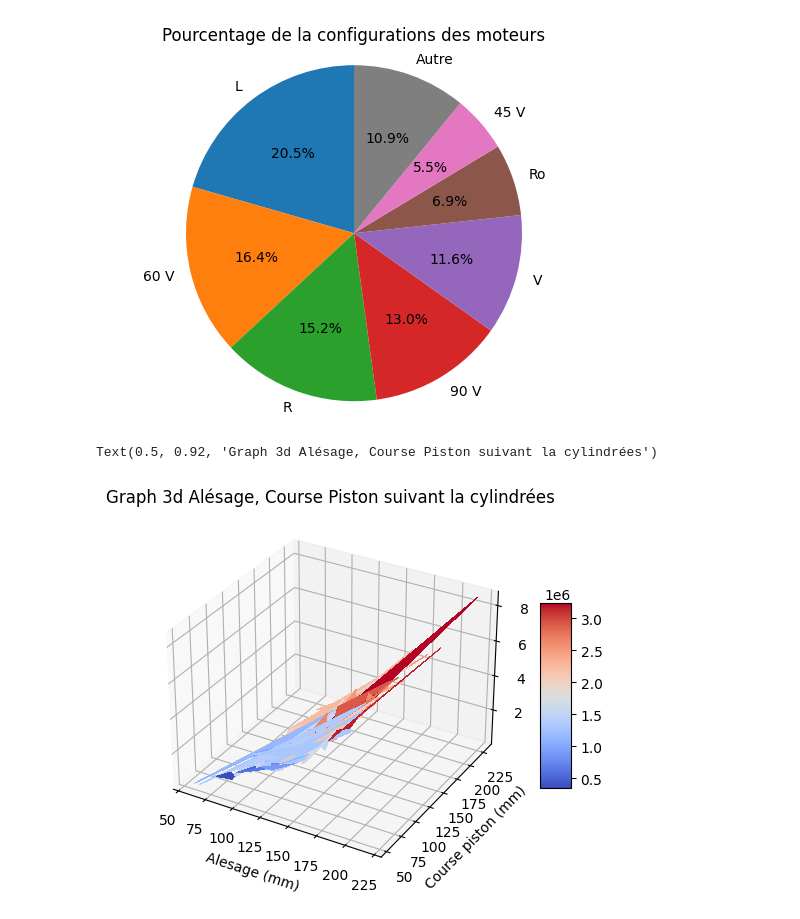
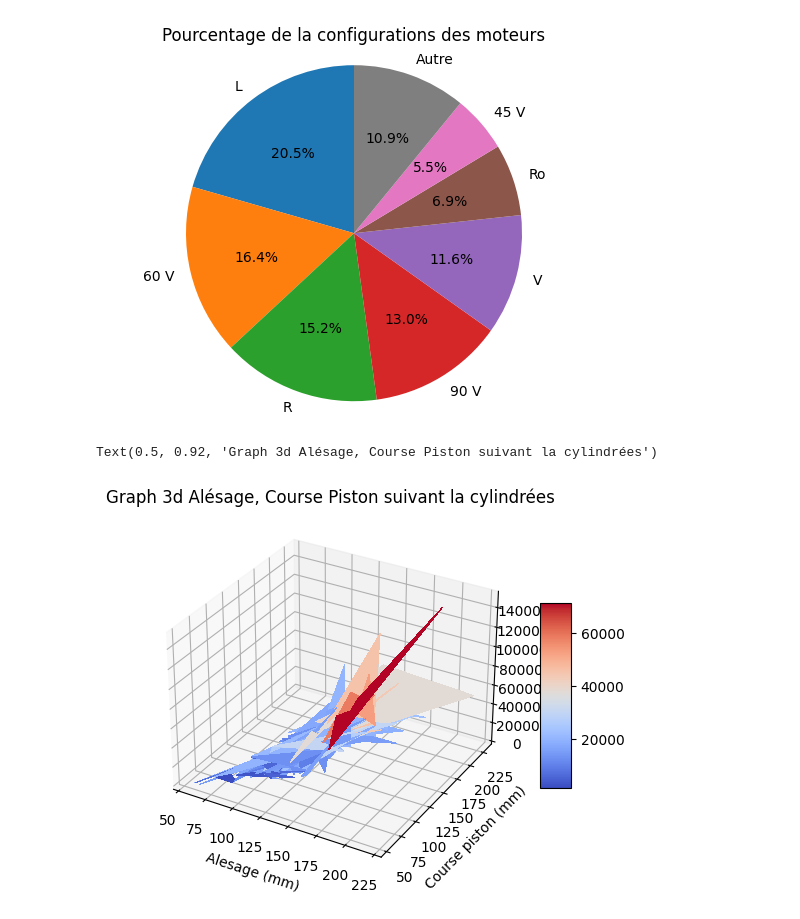
Before and after one commit to Paulciapello/Projet_Info_L2, a Jupyter notebook: main.ipynb, the cells around one changed output. Drawn from its saved outputs; the diff is of its cells as text; code cells hidden in the pictures.

```diff
--- a/main.ipynb
+++ b/main.ipynb
@@ -274,31 +296,31 @@ plt.show()
 # %%
 from mpl_toolkits.mplot3d import Axes3D  # noqa: F401 unused import
 
 import matplotlib.pyplot as plt
 from matplotlib import cm
 from matplotlib.ticker import LinearLocator, FormatStrFormatter
 import numpy as np
 
 # Conversion de la colonne en matrice 2D
-z = np.reshape(df['Cylindrées_cm^3_calc'].values, (4, -1))
+z = np.reshape(df['Cylindrées_cm^3'].values, (4, -1))
 
 # Création de la figure et des axes
 fig = plt.figure()
 ax = fig.add_subplot(111, projection='3d')
 
 
 
 # Tracé du graphique 3d
 surf = ax.plot_surface(df['Alesage_mm'].values.reshape((4, -1)),
                 df['Course_Piston_mm'].values.reshape((4, -1)),
                 z,cmap=cm.coolwarm,
                        linewidth=0, antialiased=False)
 
 fig.colorbar(surf, shrink=0.5, aspect=6)
 # Configuration de l'affichage
 ax.set_xlabel('Alesage (mm)')
 ax.set_ylabel('Course piston (mm)')
 ax.set_title('Graph 3d Alésage, Course Piston suivant la cylindrées')
 # %% [output]
 Text(0.5, 0.92, 'Graph 3d Alésage, Course Piston suivant la cylindrées')
-[figure, old version]
+[figure, new version]
```
Also changed, not shown: parts of 6 cells of this notebook, 2 other files.
